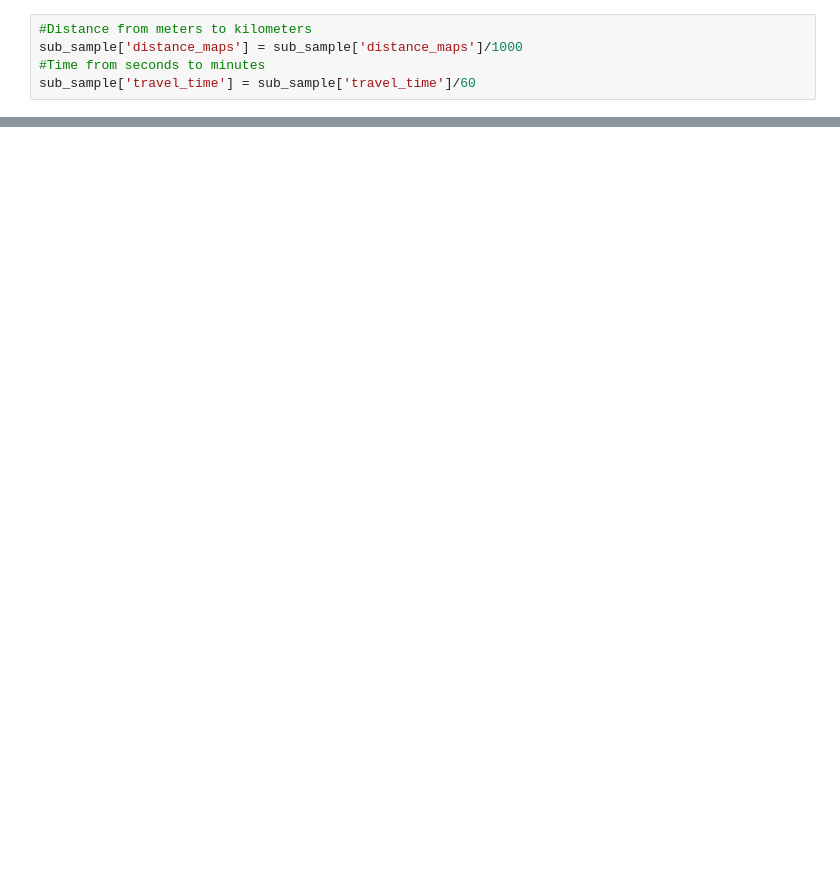
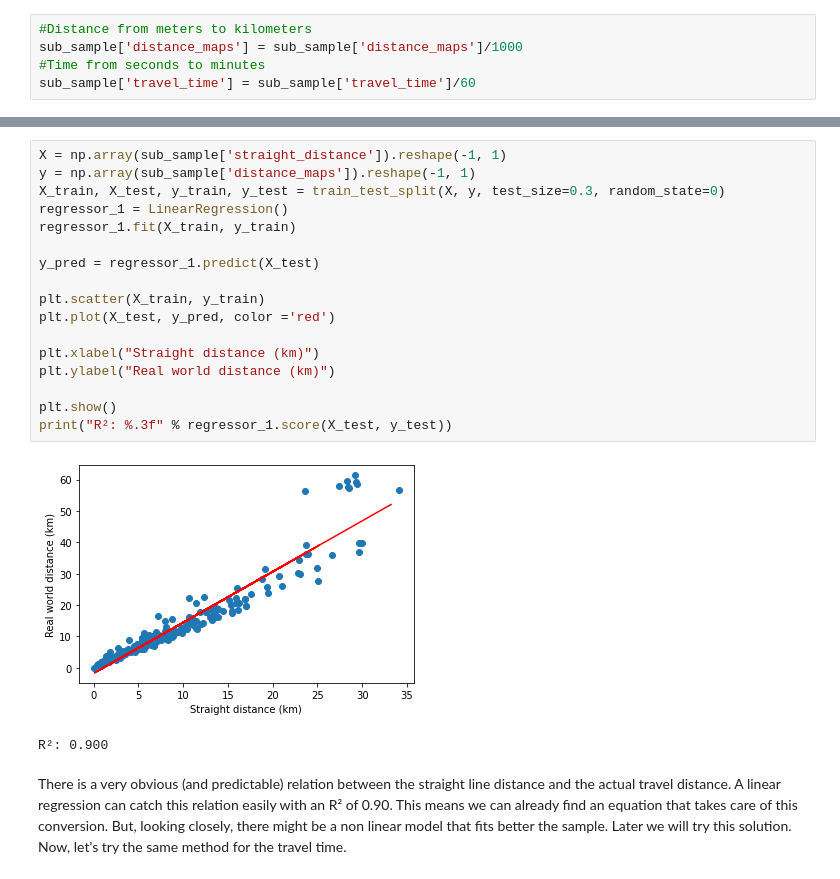
Before and after one commit to vdresch/StraightlineToRealworld_logisics, a Jupyter notebook: analysis.ipynb, the cells around one changed output, grey strips where cells are left out. Cells and saved outputs as stored; diff of their text form; blank space fills up the shorter version.

```diff
--- a/analysis.ipynb
+++ b/analysis.ipynb
@@ -176 +183,23 @@ With the data scrapping and cleaning done, it's time to look at the data and fin
+# %%
+X = np.array(sub_sample['straight_distance']).reshape(-1, 1)
+y = np.array(sub_sample['distance_maps']).reshape(-1, 1)
+X_train, X_test, y_train, y_test = train_test_split(X, y, test_size=0.3, random_state=0)
+regressor_1 = LinearRegression()
+regressor_1.fit(X_train, y_train)
+
+y_pred = regressor_1.predict(X_test)
+
+plt.scatter(X_train, y_train)
+plt.plot(X_test, y_pred, color ='red')
+
+plt.xlabel("Straight distance (km)")
+plt.ylabel("Real world distance (km)")
+
+plt.show()
+print("R²: %.3f" % regressor_1.score(X_test, y_test))
+# %% [output]
+[figure, added]
+R²: 0.900
+# %% [markdown]
+There is a very obvious (and predictable) relation between the straight line distance and the actual travel distance. A linear regression can catch this relation easily with an R&#178; of 0.90. This means we can already find an equation that takes care of this conversion. But, looking closely, there might be a non linear model that fits better the sample. Later we will try this solution. Now, let's try the same method for the travel time.
 # %%
```
Also changed, not shown: parts of 38 cells of this notebook.
